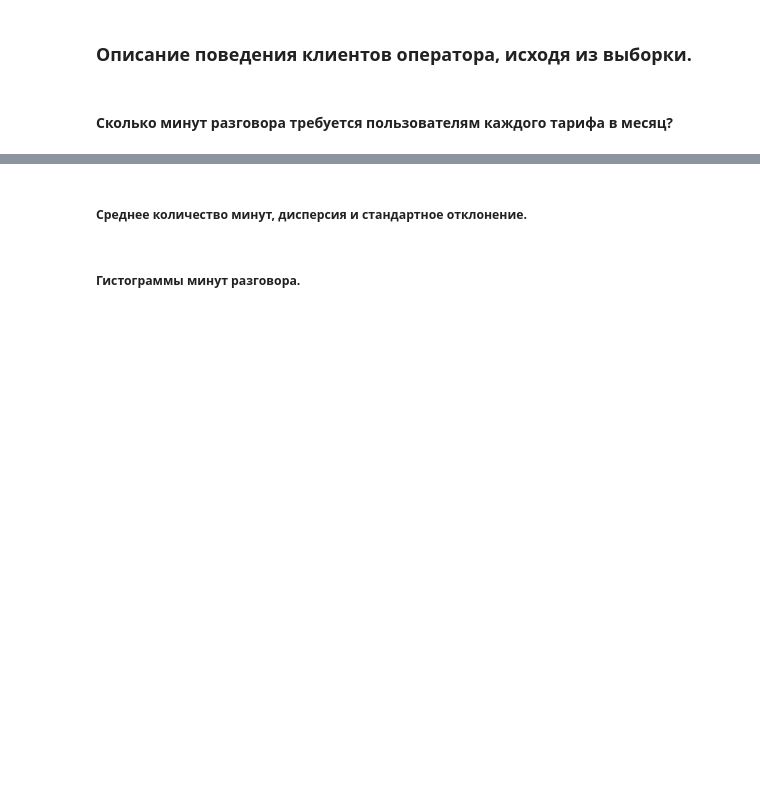
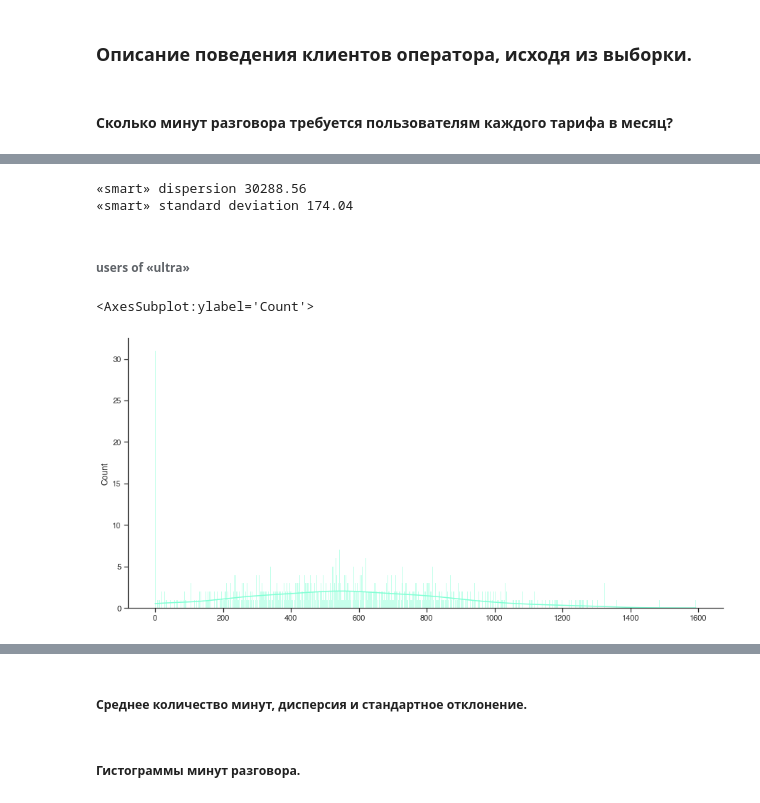
Before and after one commit to zabelin-ds/practicum, a Jupyter notebook: 04_project/megaline_00.ipynb, the cells around one changed output, grey strips where cells are left out. Cells and saved outputs as stored; diff of their text form; code cells hidden in the pictures; blank space fills up the shorter version.

```diff
--- a/04_project/megaline_00.ipynb
+++ b/04_project/megaline_00.ipynb
@@ -830,0 +945,4 @@ Name: spend_monthly, dtype: object
+# %%
+users_of_ultra = users_df['tariff'] == True
+# %%
+users_of_ultra_gt_month = users_of_ultra & use_gt_month
@@ -846,0 +1038,32 @@ Name: spend_monthly, dtype: object
+# %%
+print('«smart» dispersion',
+    round(sm_dispersion, 2)
+)
+print('«smart» standard deviation',
+      round(sm_standard_deviation, 2)
+      )
+# %% [output]
+«smart» dispersion 30288.56
+«smart» standard deviation 174.04
+# %% [markdown]
+###### users of «ultra»
+# %%
+ul_min_arr = []
+
+user_profit.loc[users_of_ultra_gt_month
+    , 'minutes_monthly'
+    ].apply(
+        lambda ma: ul_min_arr.extend(ma)
+    )
+
+# setting the dimensions of the plot
+_, ul = plt.subplots(figsize=(15, 7))
+sns.histplot(ul_min_arr,
+    bins=int(len(ul_min_arr)),
+    color='aquamarine',
+    kde=True,
+    ax=ul,
+ )
+# %% [output]
+<AxesSubplot:ylabel='Count'>
+[figure, added]
```
Also changed, not shown: parts of 86 cells of this notebook.
